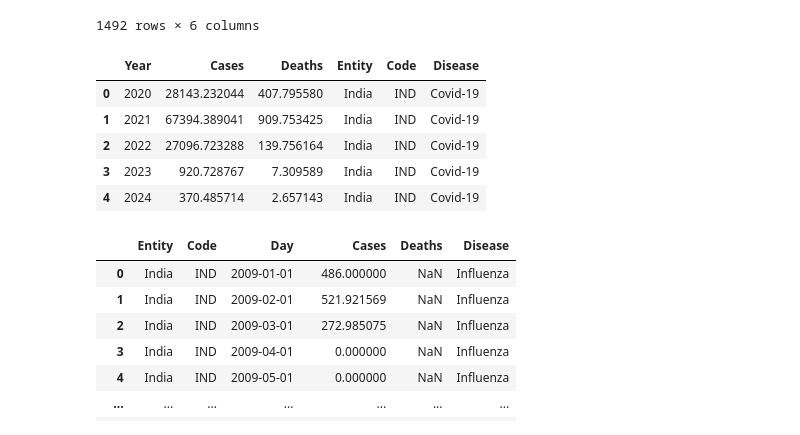
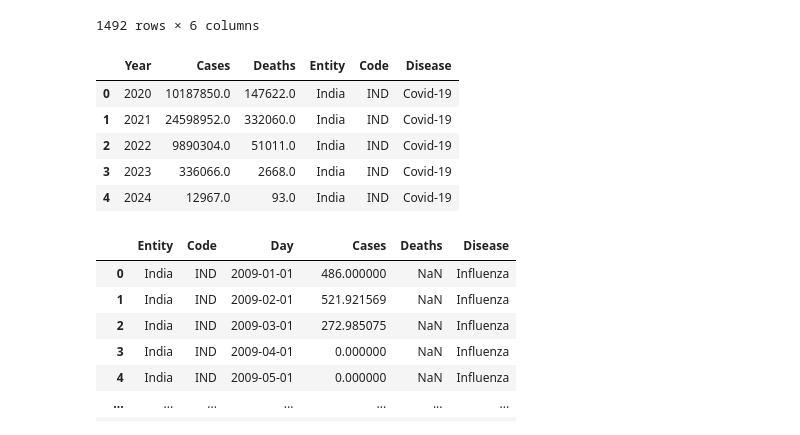
Before and after one commit to Chaitya0623/IPD_Medledger, a Jupyter notebook: Dataset/Diseases/diseases.ipynb, the cells around one changed output. Cells and saved outputs as stored; diff of their text form; code cells hidden in the pictures.

```diff
--- a/Dataset/Diseases/diseases.ipynb
+++ b/Dataset/Diseases/diseases.ipynb
@@ -27,19 +27,19 @@ covid
 # %%
 covid['Day'] = pd.to_datetime(covid['Day'])
 covid['Year'] = covid['Day'].dt.year
-covid = covid.groupby('Year')[['Cases', 'Deaths']].mean().reset_index()
+covid = covid.groupby('Year')[['Cases', 'Deaths']].sum().reset_index()
 covid['Entity'] = 'India'
 covid['Code'] = 'IND'
 covid['Disease'] = 'Covid-19'
 covid.to_csv('Yearly/yearly_covid-19.csv')
 covid
 # %% [output]
 |  | Year | Cases | Deaths | Entity | Code | Disease |
-| 0 | 2020 | 28143.232044 | 407.795580 | India | IND | Covid-19 |
-| 1 | 2021 | 67394.389041 | 909.753425 | India | IND | Covid-19 |
-| 2 | 2022 | 27096.723288 | 139.756164 | India | IND | Covid-19 |
-| 3 | 2023 | 920.728767 | 7.309589 | India | IND | Covid-19 |
-| 4 | 2024 | 370.485714 | 2.657143 | India | IND | Covid-19 |
+| 0 | 2020 | 10187850.0 | 147622.0 | India | IND | Covid-19 |
+| 1 | 2021 | 24598952.0 | 332060.0 | India | IND | Covid-19 |
+| 2 | 2022 | 9890304.0 | 51011.0 | India | IND | Covid-19 |
+| 3 | 2023 | 336066.0 | 2668.0 | India | IND | Covid-19 |
+| 4 | 2024 | 12967.0 | 93.0 | India | IND | Covid-19 |
 # %%
 influenza = pd.read_csv('influenza.csv')
 influenza = influenza[influenza['Country'] == 'India']
```
Also changed, not shown: parts of 4 cells of this notebook, 5 other files.
